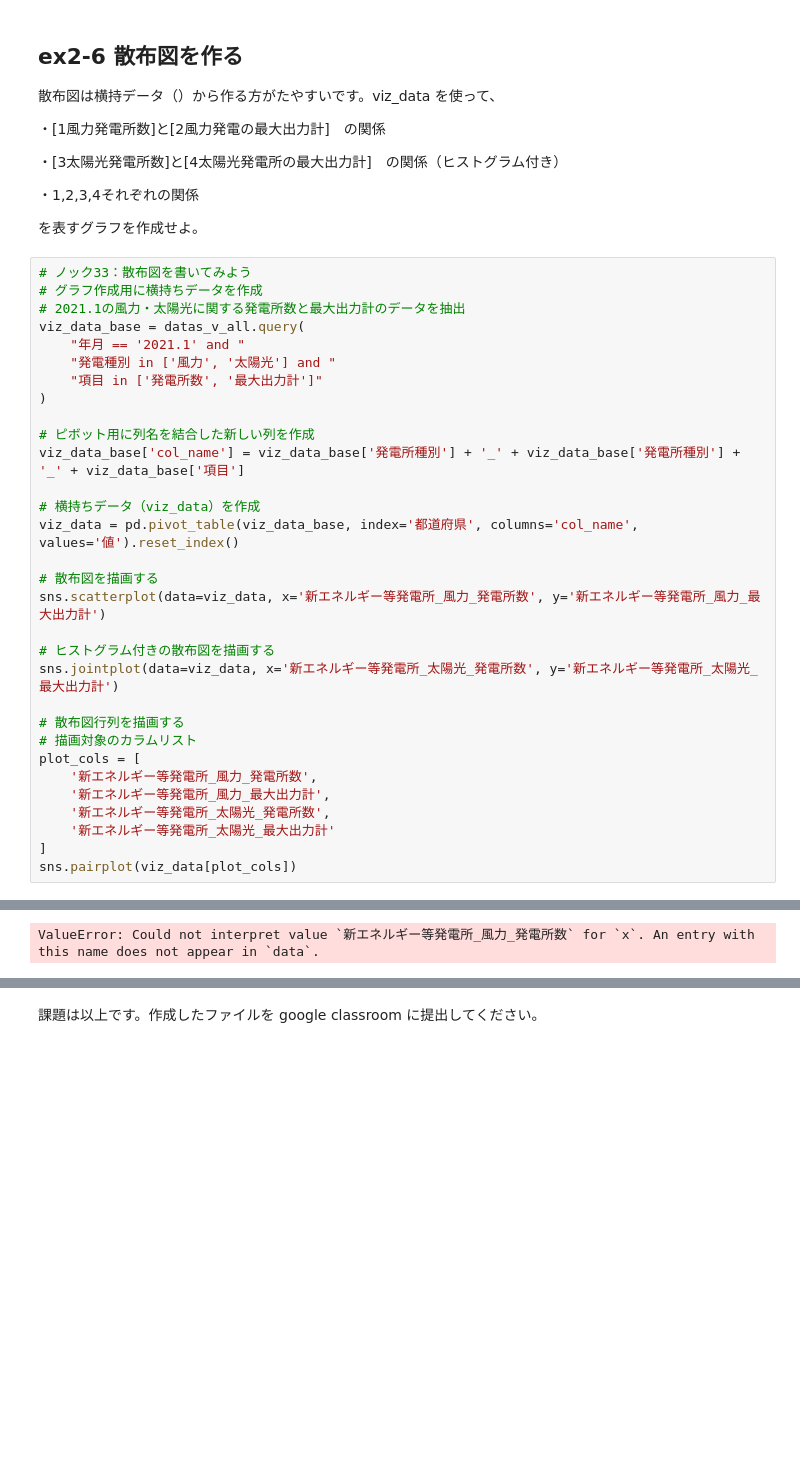
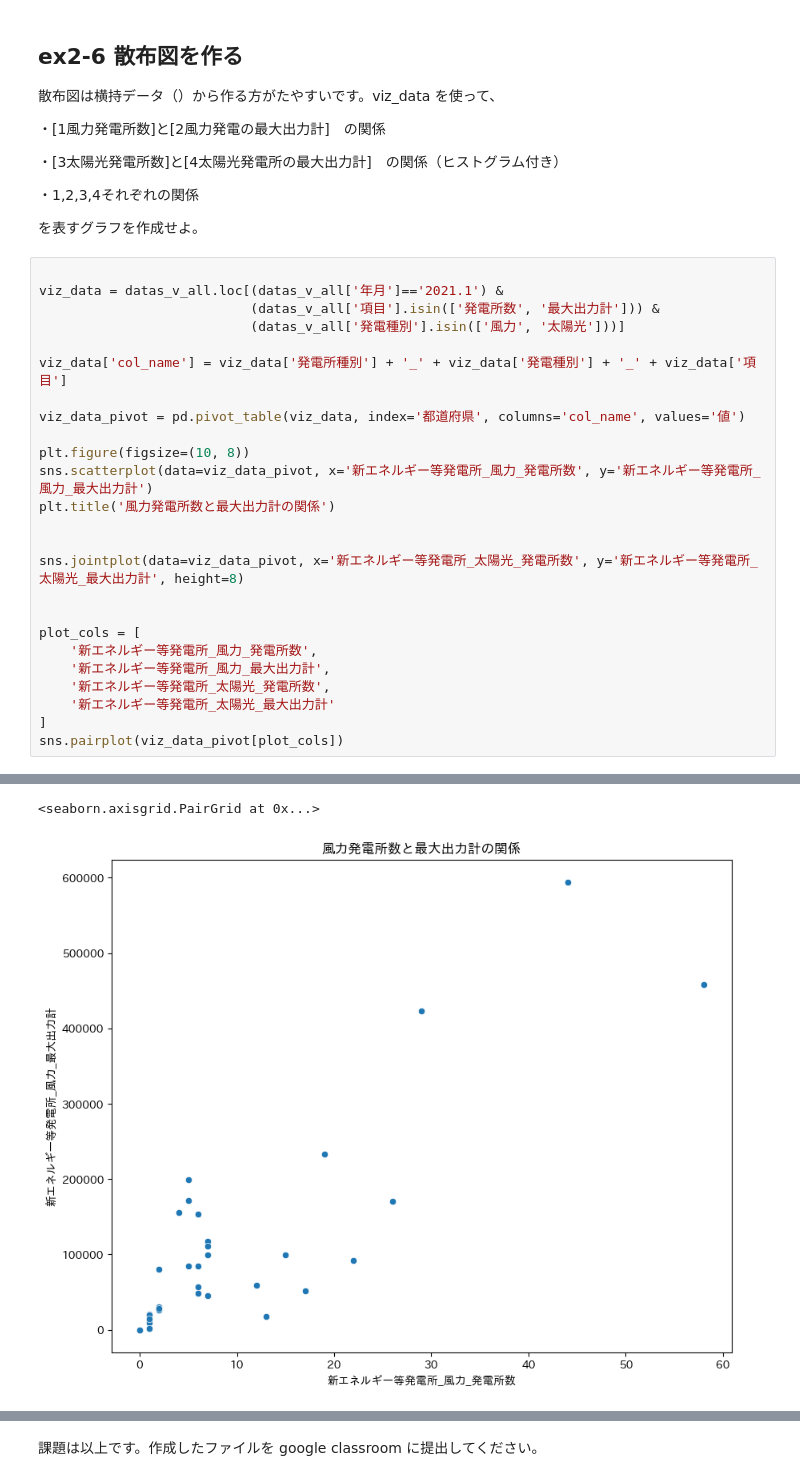
Before and after one commit to mattu117117/For-classroom, a Jupyter notebook: ex2_B231810.ipynb, the cells around one changed output, grey strips where cells are left out. Cells and saved outputs as stored; diff of their text form; blank space fills up the shorter version.

```diff
--- a/ex2_B231810.ipynb
+++ b/ex2_B231810.ipynb
@@ -305,36 +292,30 @@ TypeError: Image data of dtype object cannot be converted to float
 
 を表すグラフを作成せよ。
 # %%
-# ノック33：散布図を書いてみよう
-# グラフ作成用に横持ちデータを作成
-# 2021.1の風力・太陽光に関する発電所数と最大出力計のデータを抽出
-viz_data_base = datas_v_all.query(
-    "年月 == '2021.1' and "
-    "発電種別 in ['風力', '太陽光'] and "
-    "項目 in ['発電所数', '最大出力計']"
-)
 
-# ピボット用に列名を結合した新しい列を作成
-viz_data_base['col_name'] = viz_data_base['発電所種別'] + '_' + viz_data_base['発電所種別'] + '_' + viz_data_base['項目']
+viz_data = datas_v_all.loc[(datas_v_all['年月']=='2021.1') &
+                           (datas_v_all['項目'].isin(['発電所数', '最大出力計'])) &
+                           (datas_v_all['発電種別'].isin(['風力', '太陽光']))]
 
-# 横持ちデータ（viz_data）を作成
-viz_data = pd.pivot_table(viz_data_base, index='都道府県', columns='col_name', values='値').reset_index()
+viz_data['col_name'] = viz_data['発電所種別'] + '_' + viz_data['発電種別'] + '_' + viz_data['項目']
 
-# 散布図を描画する
-sns.scatterplot(data=viz_data, x='新エネルギー等発電所_風力_発電所数', y='新エネルギー等発電所_風力_最大出力計')
+viz_data_pivot = pd.pivot_table(viz_data, index='都道府県', columns='col_name', values='値')
 
-# ヒストグラム付きの散布図を描画する
-sns.jointplot(data=viz_data, x='新エネルギー等発電所_太陽光_発電所数', y='新エネルギー等発電所_太陽光_最大出力計')
+plt.figure(figsize=(10, 8))
+sns.scatterplot(data=viz_data_pivot, x='新エネルギー等発電所_風力_発電所数', y='新エネルギー等発電所_風力_最大出力計')
+plt.title('風力発電所数と最大出力計の関係')
 
-# 散布図行列を描画する
-# 描画対象のカラムリスト
+
+sns.jointplot(data=viz_data_pivot, x='新エネルギー等発電所_太陽光_発電所数', y='新エネルギー等発電所_太陽光_最大出力計', height=8)
+
+
 plot_cols = [
     '新エネルギー等発電所_風力_発電所数',
     '新エネルギー等発電所_風力_最大出力計',
     '新エネルギー等発電所_太陽光_発電所数',
     '新エネルギー等発電所_太陽光_最大出力計'
 ]
-sns.pairplot(viz_data[plot_cols])
+sns.pairplot(viz_data_pivot[plot_cols])
 # %% [output]
 A value is trying to be set on a copy of a slice from a DataFrame.
 Try using .loc[row_indexer,col_indexer] = value instead
@@ -344 +325,2 @@ See the caveats in the documentation: https://pandas.pydata.org/pandas-docs/stab
-ValueError: Could not interpret value `新エネルギー等発電所_風力_発電所数` for `x`. An entry with this name does not appear in `data`.
+<seaborn.axisgrid.PairGrid at 0x...>
+[figure, added]
```
Also changed, not shown: parts of 6 cells of this notebook.
